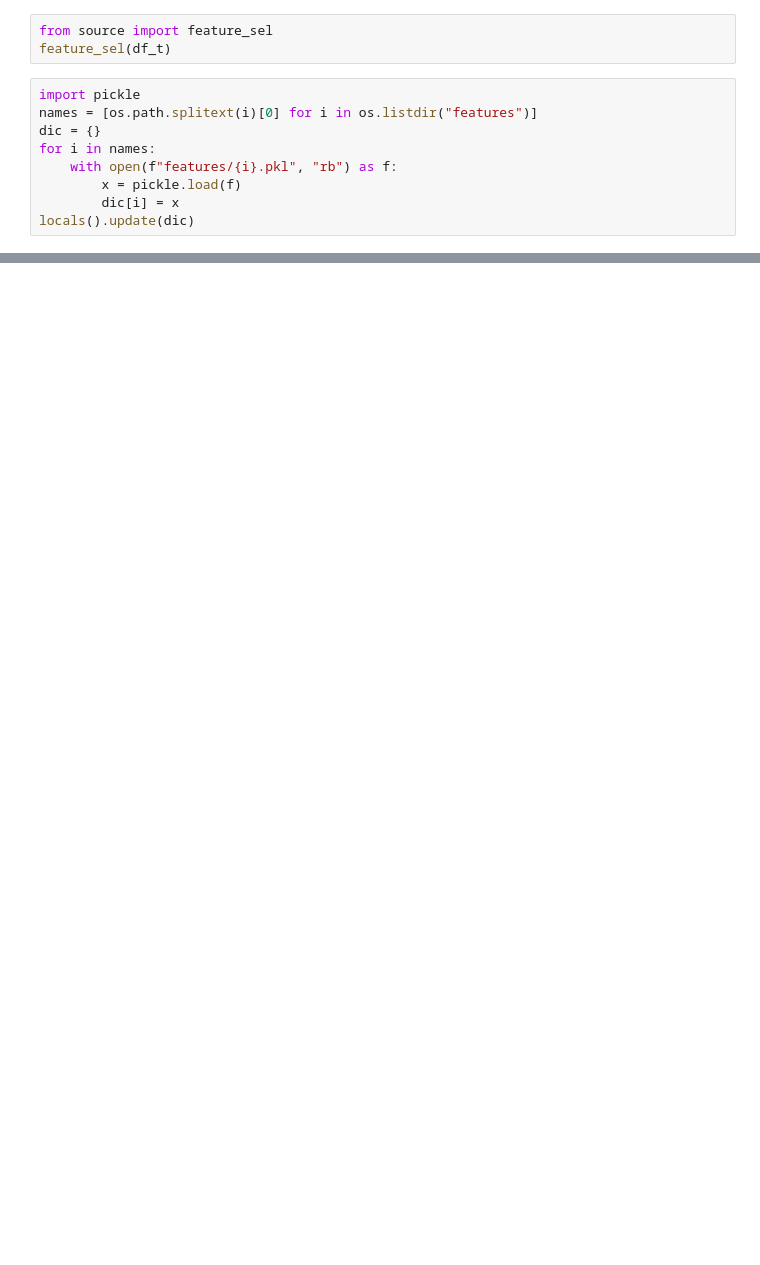
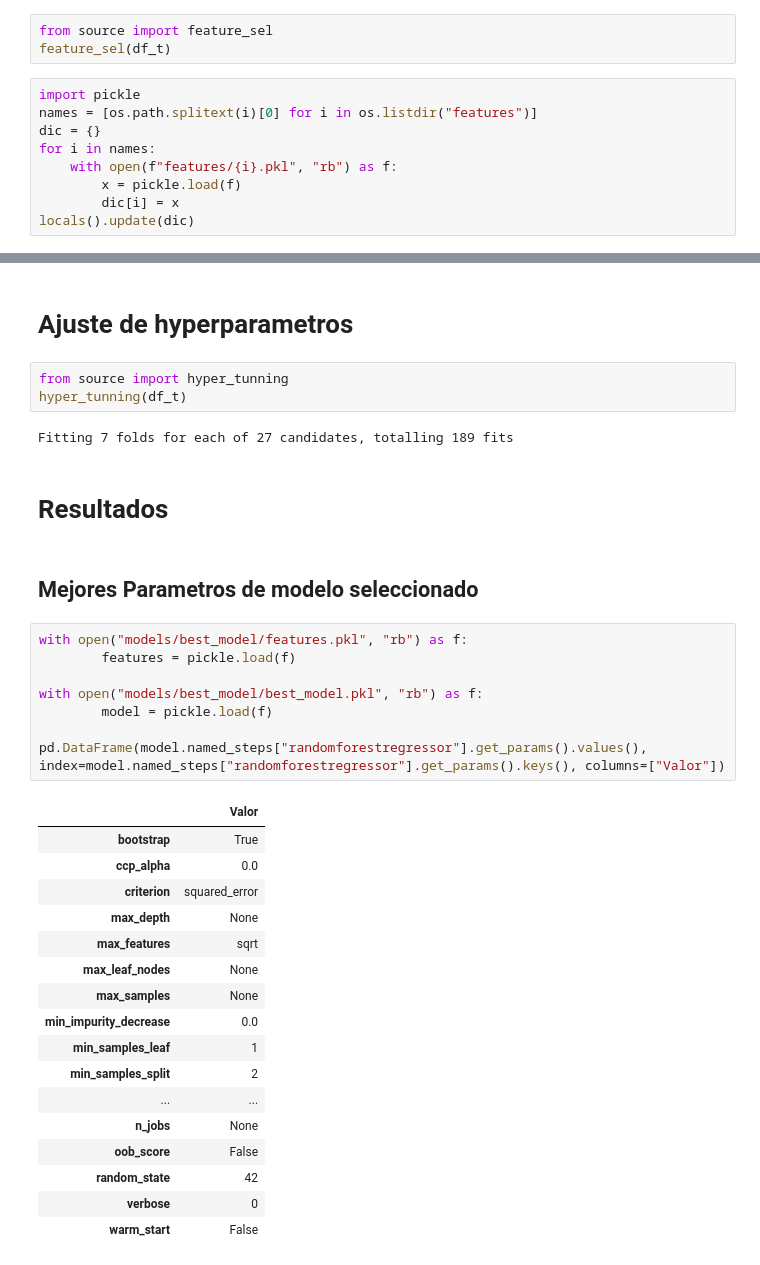
Before and after one commit to alejoarango8/health, a Jupyter notebook: EDA.ipynb, the cells around one changed output, grey strips where cells are left out. Saved outputs shown, nothing was run; the diff lists cells and outputs as text; blank space fills up the shorter version.

Commit message:
ajuste notebook

```diff
--- a/EDA.ipynb
+++ b/EDA.ipynb
@@ -768,0 +784,37 @@ eval_df
+# %% [markdown]
+# Ajuste de hyperparametros
+# %%
+from source import hyper_tunning
+hyper_tunning(df_t)
+# %% [output]
+Fitting 7 folds for each of 27 candidates, totalling 189 fits
+# %% [markdown]
+# Resultados
+# %% [markdown]
+## Mejores Parametros de modelo seleccionado
+# %%
+with open("models/best_model/features.pkl", "rb") as f:
+        features = pickle.load(f)
+
+with open("models/best_model/best_model.pkl", "rb") as f:
+        model = pickle.load(f)
+
+pd.DataFrame(model.named_steps["randomforestregressor"].get_params().values(), index=model.named_steps["randomforestregressor"].get_params().keys(), columns=["Valor"])
+# %% [output]
+|  | Valor |
+| bootstrap | True |
+| ccp_alpha | 0.0 |
+| criterion | squared_error |
+| max_depth | None |
+| max_features | sqrt |
+| max_leaf_nodes | None |
+| max_samples | None |
+| min_impurity_decrease | 0.0 |
+| min_samples_leaf | 1 |
+| min_samples_split | 2 |
+| ... | ... |
+| n_jobs | None |
+| oob_score | False |
+| random_state | 42 |
+| verbose | 0 |
+| warm_start | False |
```
Also changed, not shown: parts of 28 cells of this notebook.
